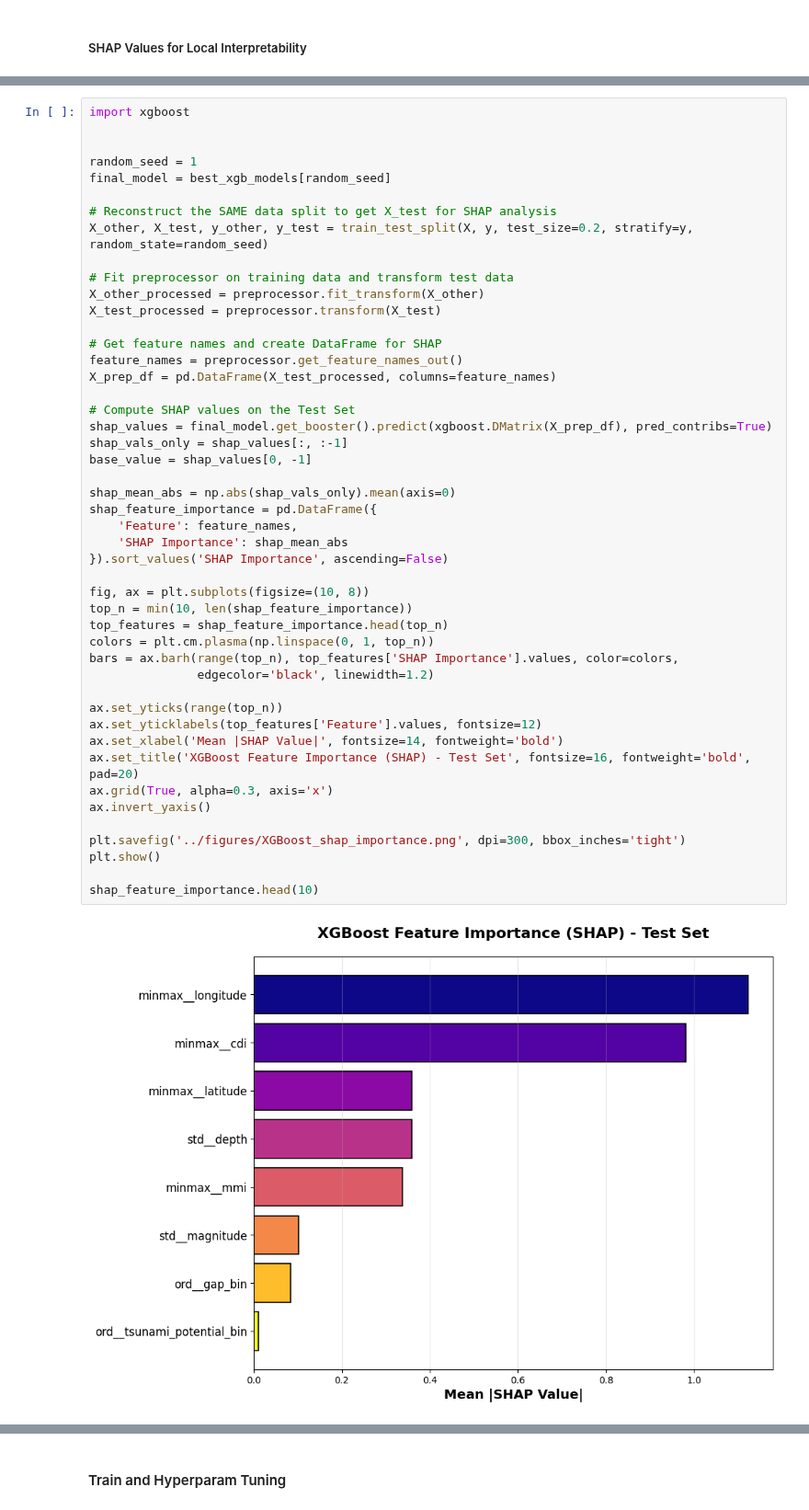
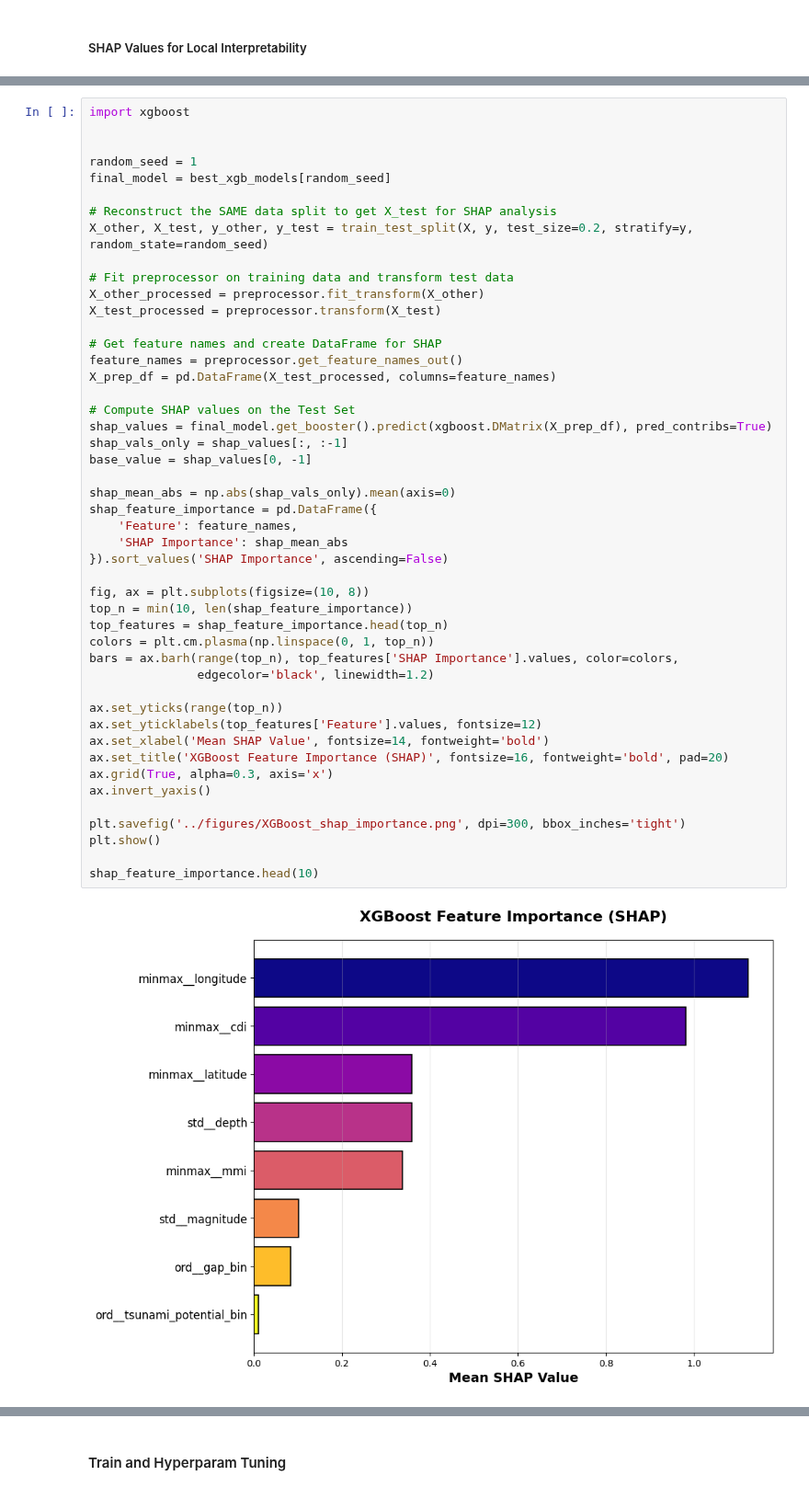
Before and after one commit to JustinXre2020/Earthquake-Tsunami, a Jupyter notebook: src/source_code.ipynb, the cells around one changed output, grey strips where cells are left out. Shown at 92% size. Drawn from its saved outputs; the diff is of its cells as text.

```diff
--- a/src/source_code.ipynb
+++ b/src/source_code.ipynb
@@ -880,36 +861,36 @@ feature_names = preprocessor.get_feature_names_out()
 X_prep_df = pd.DataFrame(X_test_processed, columns=feature_names)
 
 # Compute SHAP values on the Test Set
 shap_values = final_model.get_booster().predict(xgboost.DMatrix(X_prep_df), pred_contribs=True)
 shap_vals_only = shap_values[:, :-1]
 base_value = shap_values[0, -1]
 
 shap_mean_abs = np.abs(shap_vals_only).mean(axis=0)
 shap_feature_importance = pd.DataFrame({
     'Feature': feature_names,
     'SHAP Importance': shap_mean_abs
 }).sort_values('SHAP Importance', ascending=False)
 
 fig, ax = plt.subplots(figsize=(10, 8))
 top_n = min(10, len(shap_feature_importance))
 top_features = shap_feature_importance.head(top_n)
 colors = plt.cm.plasma(np.linspace(0, 1, top_n))
 bars = ax.barh(range(top_n), top_features['SHAP Importance'].values, color=colors,
                edgecolor='black', linewidth=1.2)
 
 ax.set_yticks(range(top_n))
 ax.set_yticklabels(top_features['Feature'].values, fontsize=12)
-ax.set_xlabel('Mean |SHAP Value|', fontsize=14, fontweight='bold')
-ax.set_title('XGBoost Feature Importance (SHAP) - Test Set', fontsize=16, fontweight='bold', pad=20)
+ax.set_xlabel('Mean SHAP Value', fontsize=14, fontweight='bold')
+ax.set_title('XGBoost Feature Importance (SHAP)', fontsize=16, fontweight='bold', pad=20)
 ax.grid(True, alpha=0.3, axis='x')
 ax.invert_yaxis()
 
 plt.savefig('../figures/XGBoost_shap_importance.png', dpi=300, bbox_inches='tight')
 plt.show()
 
 shap_feature_importance.head(10)
 # %% [output]
-[figure, old version]
+[figure, new version]
 |  | Feature | SHAP Importance |
 | 2 | minmax__longitude | 1.122950 |
 | 5 | minmax__cdi | 0.980689 |
```
Also changed, not shown: parts of 7 cells of this notebook, 2 other files.
